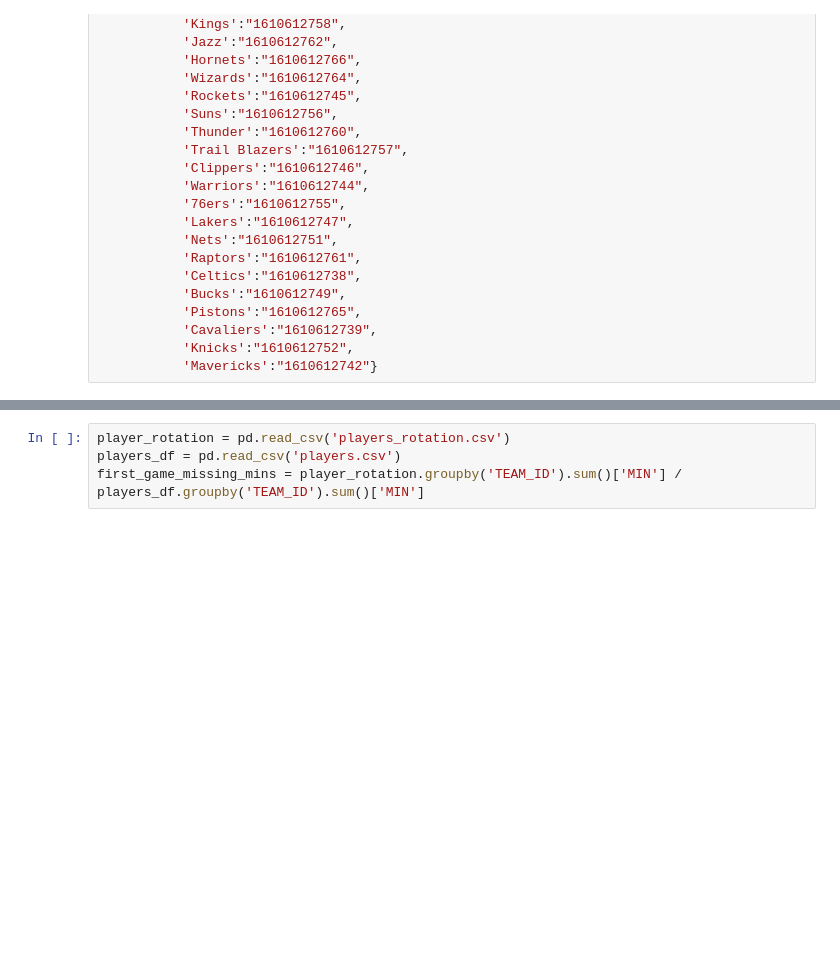
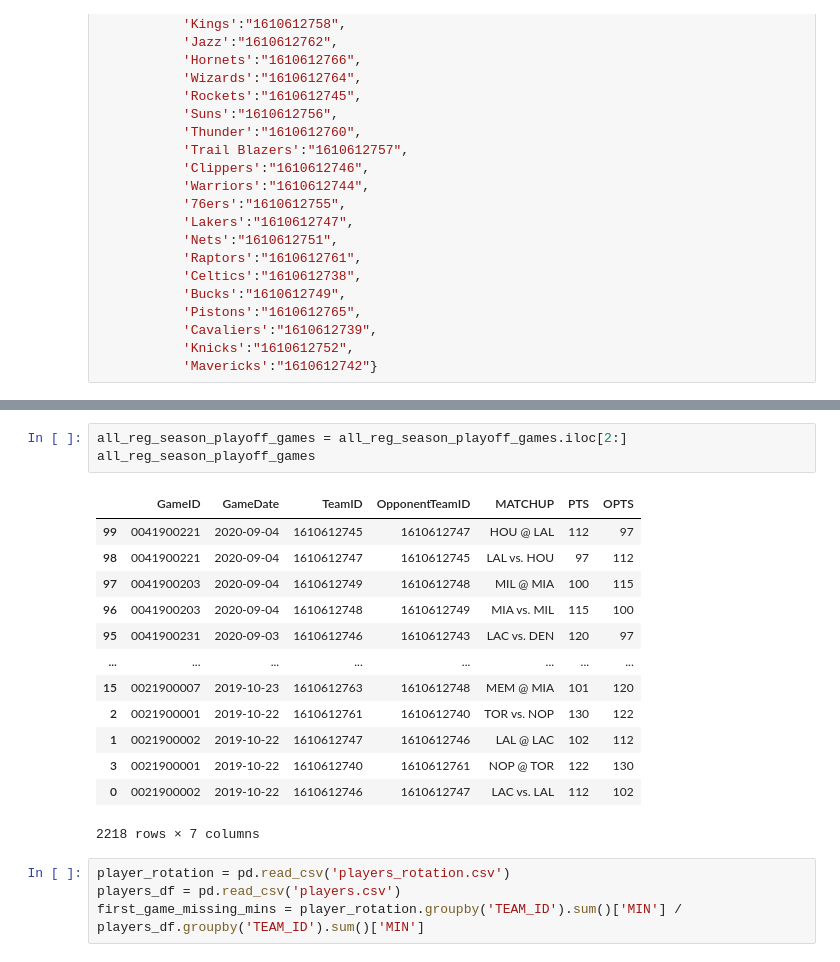
Before and after one commit to jason-shoe/bubble-predictions, a Jupyter notebook: playoffs/2game_prediction.ipynb, the cells around one changed output, grey strips where cells are left out. Drawn from its saved outputs; the diff is of its cells as text; blank space fills up the shorter version.

```diff
--- a/playoffs/2game_prediction.ipynb
+++ b/playoffs/2game_prediction.ipynb
@@ -117,3 +117,20 @@ all_reg_season_playoff_games
+# %%
+all_reg_season_playoff_games = all_reg_season_playoff_games.iloc[2:]
+all_reg_season_playoff_games
+# %% [output]
+|  | GameID | GameDate | TeamID | OpponentTeamID | MATCHUP | PTS | OPTS |
+| 99 | 0041900221 | 2020-09-04 | 1610612745 | 1610612747 | HOU @ LAL | 112 | 97 |
+| 98 | 0041900221 | 2020-09-04 | 1610612747 | 1610612745 | LAL vs. HOU | 97 | 112 |
+| 97 | 0041900203 | 2020-09-04 | 1610612749 | 1610612748 | MIL @ MIA | 100 | 115 |
+| 96 | 0041900203 | 2020-09-04 | 1610612748 | 1610612749 | MIA vs. MIL | 115 | 100 |
+| 95 | 0041900231 | 2020-09-03 | 1610612746 | 1610612743 | LAC vs. DEN | 120 | 97 |
+| ... | ... | ... | ... | ... | ... | ... | ... |
+| 15 | 0021900007 | 2019-10-23 | 1610612763 | 1610612748 | MEM @ MIA | 101 | 120 |
+| 2 | 0021900001 | 2019-10-22 | 1610612761 | 1610612740 | TOR vs. NOP | 130 | 122 |
+| 1 | 0021900002 | 2019-10-22 | 1610612747 | 1610612746 | LAL @ LAC | 102 | 112 |
+| 3 | 0021900001 | 2019-10-22 | 1610612740 | 1610612761 | NOP @ TOR | 122 | 130 |
+| 0 | 0021900002 | 2019-10-22 | 1610612746 | 1610612747 | LAC vs. LAL | 112 | 102 |
+2218 rows × 7 columns
 # %%
 player_rotation = pd.read_csv('players_rotation.csv')
 players_df = pd.read_csv('players.csv')
```
Also changed, not shown: parts of 8 cells of this notebook, 5 other files.
